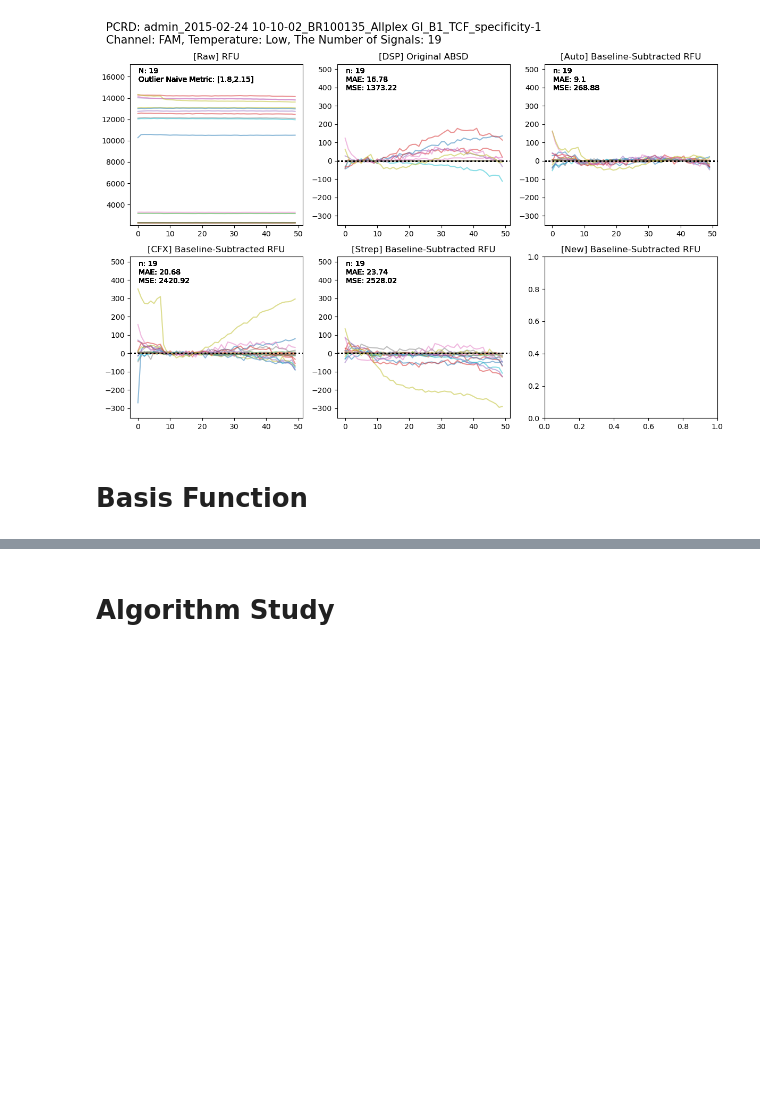
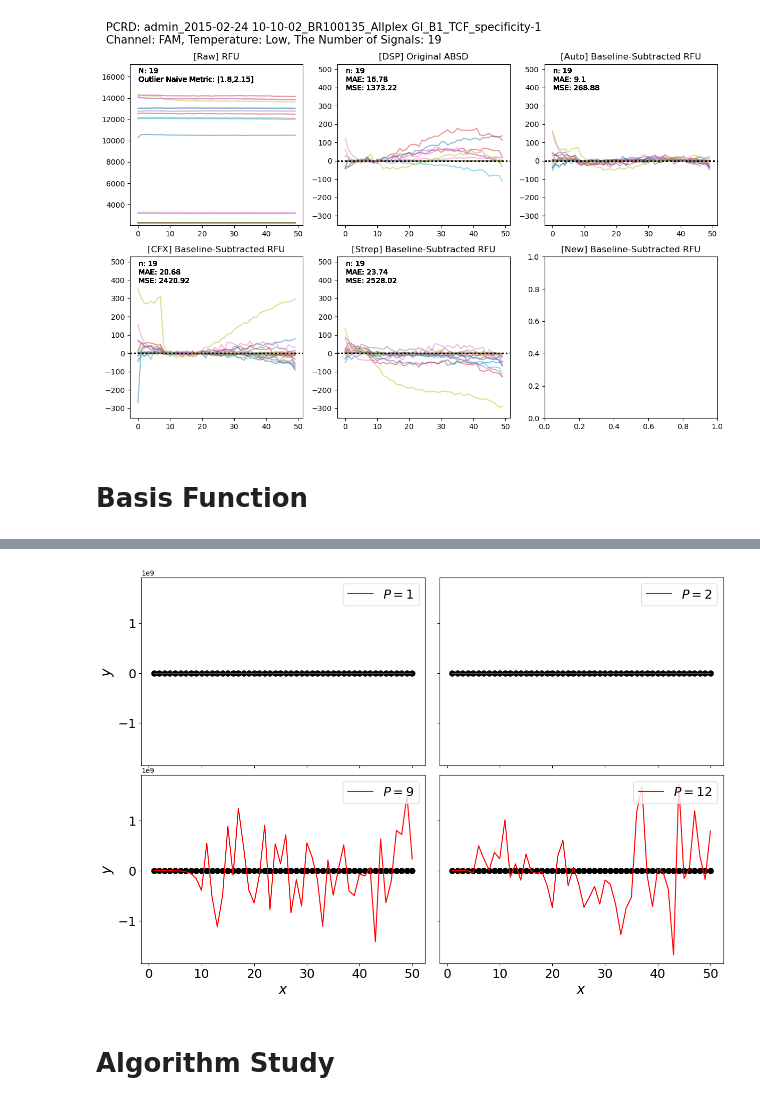
Before and after one commit to kmink3225/website, a Jupyter notebook: docs/projects/baseline_subtraction/3.baseline-analysis.ipynb, the cells around one changed output, grey strips where cells are left out. Drawn from its saved outputs; the diff is of its cells as text; code cells hidden in the pictures; blank space fills up the shorter version.

```diff
--- a/docs/projects/baseline_subtraction/3.baseline-analysis.ipynb
+++ b/docs/projects/baseline_subtraction/3.baseline-analysis.ipynb
@@ -879,0 +860,14 @@ def compute_l2_gradent(w, P, x, y):
+# %%
+y_train = filtered_data.iloc[8]['original_rfu']
+X_train = np.arange(len(y_train))+1
+
+
+Ps = [1,2,9,12]#[0, 1, 3, 9]
+W = []
+
+for P in Ps :
+    w = np.random.uniform(-1, 1, P+1)
+
+    W.append(
+        compute_conjugate_gradient(compute_loss, get_gradient, w, args=(P, X_train, y_train), verbose=True)
+    )
@@ -880,3 +901,28 @@ def compute_l2_gradent(w, P, x, y):
+# %%
+fig, ax = plt.subplots(figsize=(15,10), nrows=2, ncols=2,
+                   sharex='all', sharey='all')
+j = 0
+for P in Ps :
+    p, q = divmod(j, 2)
+    X = np.array([ X_train**i for i in range(P+1) ])
+    y = (W[j].reshape(-1,1) * X).sum(axis=0)
+    ax[p,q].xaxis.set_tick_params(labelsize=18)
+    ax[p,q].yaxis.set_tick_params(labelsize=18)
+    ax[p,q].set_xlabel('$x$', fontsize=20)
+    ax[p,q].set_ylabel('$y$', fontsize=20)
+    ax[p,q].grid(False)
+    ax[p,q].plot(X_train, y_train, 'o',  markersize=8 , color='k')
+    ax[p,q].plot(X_train, y_train, '-', color='k')
+    ax[p,q].plot(X_train, y, color='red', label="$P=${}".format(P))
+    ax[p,q].legend(loc='upper right', fontsize=18)
+    j+=1
+# Hide x labels and tick labels for top plots and y ticks for right plots.
+for ax_ in ax.flat:
+    ax_.label_outer()
+plt.subplots_adjust(hspace=0.05, wspace=0.05)
+plt.show()
+# %% [output]
+[figure, added]
 # %% [markdown]
 # Algorithm Study
 # %%
```
Also changed, not shown: parts of 14 cells of this notebook.
